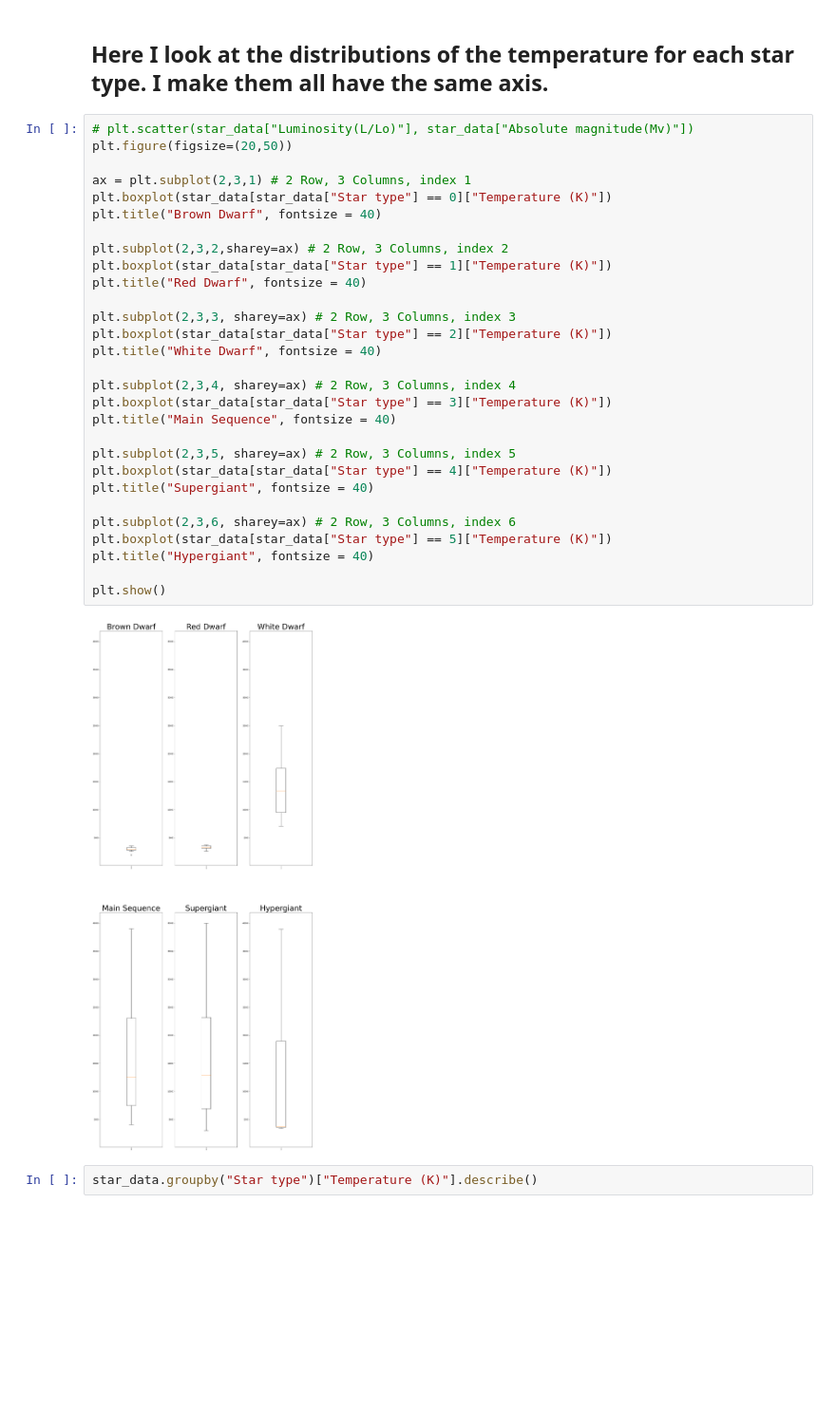
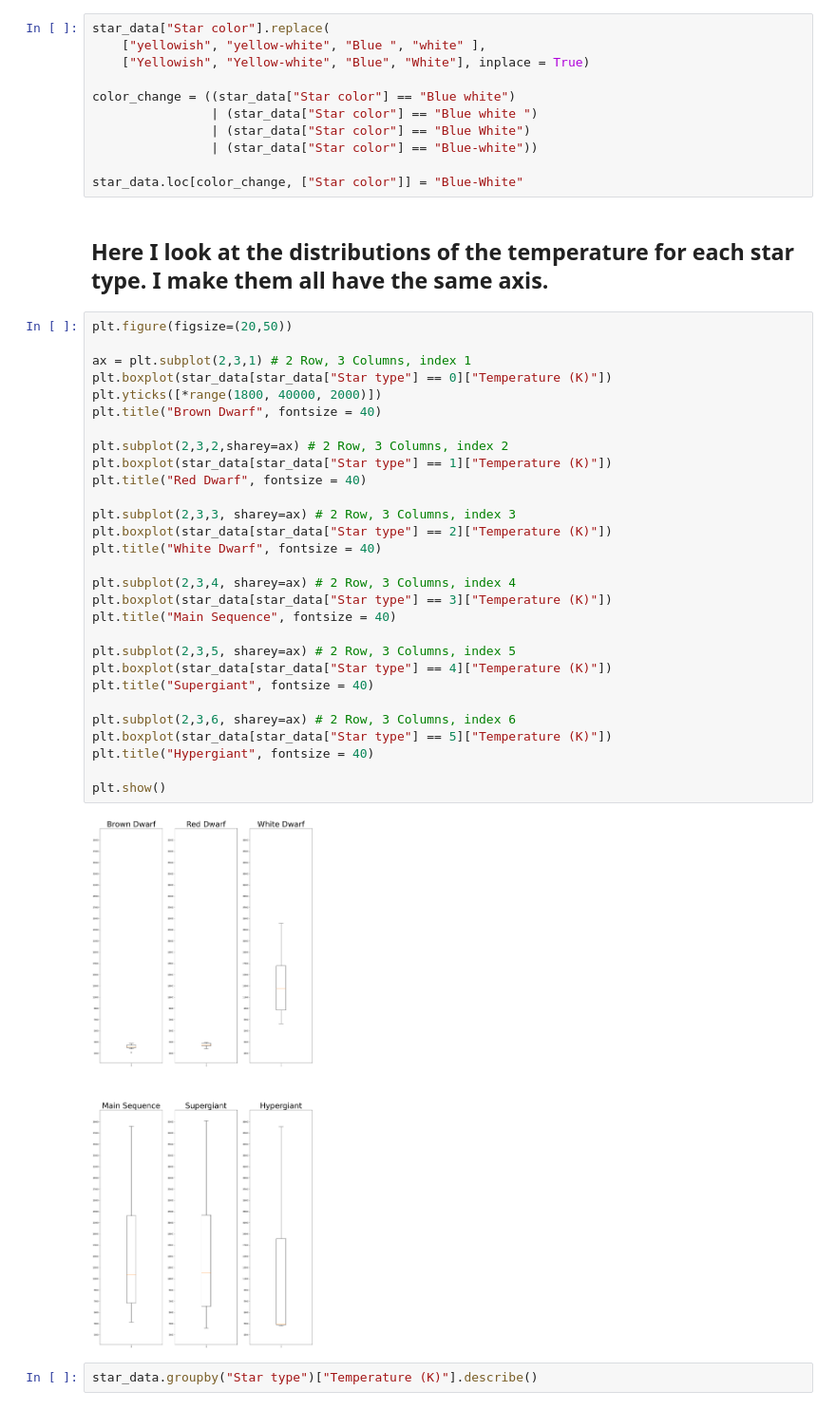
Before and after one commit to Jonathan-Serrano/ACM-Research-coding-challenge-23S, a Jupyter notebook: ACM-Research-coding-challenge-23S-Code.ipynb, the cells around one changed output. Shown: that part at 95% size. Drawn from its saved outputs; the diff is of its cells as text; blank space fills up the shorter version.

```diff
--- a/ACM-Research-coding-challenge-23S-Code.ipynb
+++ b/ACM-Research-coding-challenge-23S-Code.ipynb
@@ -38,36 +48,47 @@ star_data.describe()
+# %%
+star_data["Star color"].replace(
+    ["yellowish", "yellow-white", "Blue ", "white" ],
+    ["Yellowish", "Yellow-white", "Blue", "White"], inplace = True)
+
+color_change = ((star_data["Star color"] == "Blue white")
+                | (star_data["Star color"] == "Blue white ")
+                | (star_data["Star color"] == "Blue White")
+                | (star_data["Star color"] == "Blue-white"))
+
+star_data.loc[color_change, ["Star color"]] = "Blue-White"
 # %% [markdown]
 ## **Here I look at the distributions of the temperature for each star type. I make them all have the same axis.**
 # %%
-# plt.scatter(star_data["Luminosity(L/Lo)"], star_data["Absolute magnitude(Mv)"])
 plt.figure(figsize=(20,50))
 
 ax = plt.subplot(2,3,1) # 2 Row, 3 Columns, index 1
 plt.boxplot(star_data[star_data["Star type"] == 0]["Temperature (K)"])
+plt.yticks([*range(1800, 40000, 2000)])
 plt.title("Brown Dwarf", fontsize = 40)
 
 plt.subplot(2,3,2,sharey=ax) # 2 Row, 3 Columns, index 2
 plt.boxplot(star_data[star_data["Star type"] == 1]["Temperature (K)"])
 plt.title("Red Dwarf", fontsize = 40)
 
 plt.subplot(2,3,3, sharey=ax) # 2 Row, 3 Columns, index 3
 plt.boxplot(star_data[star_data["Star type"] == 2]["Temperature (K)"])
 plt.title("White Dwarf", fontsize = 40)
 
 plt.subplot(2,3,4, sharey=ax) # 2 Row, 3 Columns, index 4
 plt.boxplot(star_data[star_data["Star type"] == 3]["Temperature (K)"])
 plt.title("Main Sequence", fontsize = 40)
 
 plt.subplot(2,3,5, sharey=ax) # 2 Row, 3 Columns, index 5
 plt.boxplot(star_data[star_data["Star type"] == 4]["Temperature (K)"])
 plt.title("Supergiant", fontsize = 40)
 
 plt.subplot(2,3,6, sharey=ax) # 2 Row, 3 Columns, index 6
 plt.boxplot(star_data[star_data["Star type"] == 5]["Temperature (K)"])
 plt.title("Hypergiant", fontsize = 40)
 
 plt.show()
 # %% [output]
-[figure, old version]
+[figure, new version]
 # %%
 star_data.groupby("Star type")["Temperature (K)"].describe()
 # %% [output]
```
Also changed, not shown: parts of 6 cells of this notebook.
